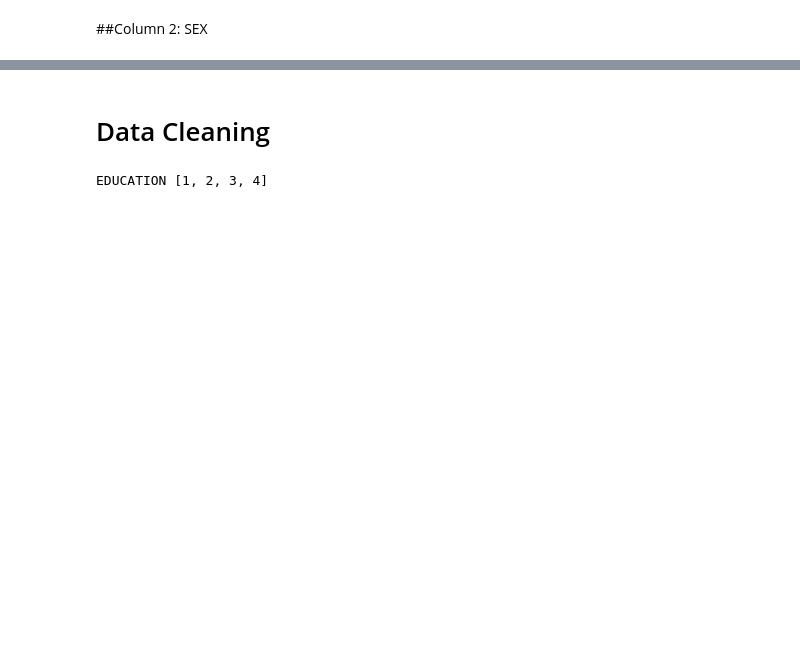
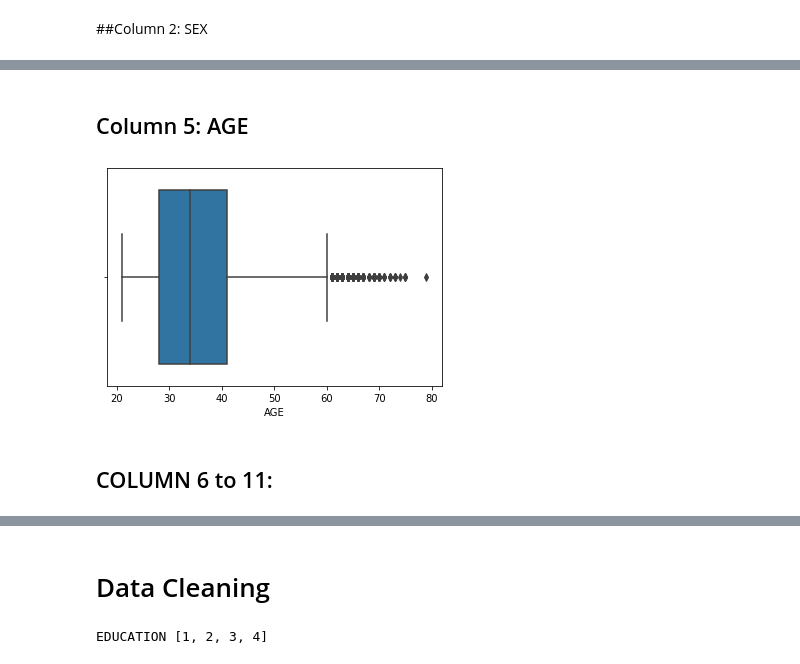
Before and after one commit to pranay2310/Credit-Card-Default-Prediction, a Jupyter notebook: Credit_Card_Default_Prediction_Capstone_Project.ipynb, the cells around one changed output, grey strips where cells are left out. Drawn from its saved outputs; the diff is of its cells as text; code cells hidden in the pictures; blank space fills up the shorter version.

```diff
--- a/Credit_Card_Default_Prediction_Capstone_Project.ipynb
+++ b/Credit_Card_Default_Prediction_Capstone_Project.ipynb
@@ -178,0 +187,11 @@ default payment next month[0, 1]
+# %% [markdown]
+## Column 5: AGE
+# %%
+#create boxplot to check probable outliers
+sns.boxplot(df.AGE)
+plt.xlabel('AGE')
+plt.show()
+# %% [output]
+[figure, added]
+# %% [markdown]
+## COLUMN 6 to 11:
```
Also changed, not shown: parts of 48 cells of this notebook.
